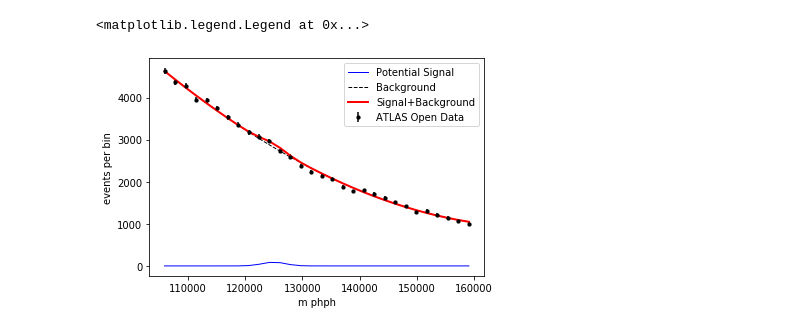
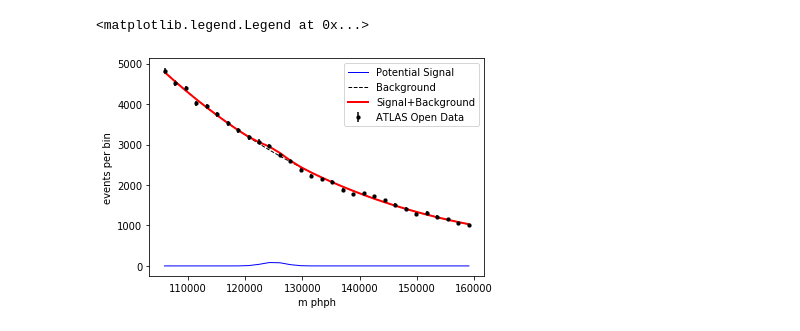
Before and after one commit to keaveney/UCT3rdYearLabATLASOpenData, a Jupyter notebook: Part2RediscoverTheHiggs.ipynb, the cells around one changed output. Drawn from its saved outputs; the diff is of its cells as text; code cells hidden in the pictures.

Commit message:
added light skim file and updated nb for binder/collab testing

```diff
--- a/Part2RediscoverTheHiggs.ipynb
+++ b/Part2RediscoverTheHiggs.ipynb
@@ -12,4 +9,7 @@ Wall time: 1.58 s
 # %%
-#load dataset
-eventsData = uproot.open("/Users/jameskeaveney/UCT3rdYearLabs/UCT3rdYearLabATLASOpenData/data.GamGam.root")["mini"]
+#eventsData = uproot.open("/Users/jameskeaveney/UCT3rdYearLabs/UCT3rdYearLabATLASOpenData/data_Skim_GamGam.root")["mini"]
+eventsData = uproot.open("data_Skim_GamGam.root")["mini"]
+
+eventsData.show()
+df = eventsData.pandas.df(["photon_pt", "photon_eta", "photon_phi", "photon_E",  "diphoton_mass"])
 # %% [output]
@@ -39,7 +20,0 @@ Wall time: 14.3 ms
-# %%
-%%time
-#this cell can take about a minute to run
-
-df = eventsData.pandas.df(["photon_pt", "photon_eta", "photon_phi", "photon_E", "photon_eta", "photon_isTightID","photon_etcone20","photon_ptcone30", "trigP","photon_trigMatched"])
-df = df.unstack()
-df
@@ -65,29 +22,28 @@ Wall time: 50.9 s
 %%time
 #this cell can take about 8-10 seconds to run
 
-cut0 = df[(df.trigP == True ) ]
+cuts0 = df[(df["photon_pt[0]"] > 35000)  & (df["photon_pt[1]"] > 25000 )]
 
-cut0a = cut0[(cut0.photon_trigMatched[0] == True) & (cut0.photon_trigMatched[1] == True ) ]
+cuts1 = cuts0[( np.abs(cuts0["photon_eta[0]"]) < 2.37)  & ( np.abs(cuts0["photon_eta[1]"]) < 2.37 )]
 
-cuts1 = cut0a[(cut0a.photon_isTightID[0] == True) & (cut0a.photon_isTightID[1] == True)]
+cuts1a = cuts1[ (np.abs(cuts1["photon_eta[0]"]) < 1.37) | (np.abs(cuts1["photon_eta[0]"]) > 1.52) ]
 
-cuts2 = cuts1[(cuts1.photon_pt[0] > 40000) & (cuts1.photon_pt[1] > 30000) & (np.abs(cuts1.photon_eta[0]) < 2.37) & (np.abs(cuts1.photon_eta[1]) < 2.37) ]
+cuts1b = cuts1a[ (np.abs(cuts1a["photon_eta[1]"]) < 1.37) | (np.abs(cuts1a["photon_eta[1]"]) > 1.52) ]
 
-cuts2a = cuts2[ ((np.abs(cuts2.photon_eta[0]) < 1.37) |  (np.abs(cuts2.photon_eta[0]) > 1.52) ) & ((np.abs(cuts2.photon_eta[1]) < 1.37) |  (np.abs(cuts2.photon_eta[1]) > 1.52) ) ]
+cuts2a = cuts1b[(cuts1b["photon_pt[0]"] / cuts1b["diphoton_mass"])  > 0.35]
 
-cuts3 = cuts2a[((cuts2a.photon_etcone20[0]/cuts2a.photon_pt[0] ) < 0.065) & ( (cuts2a.photon_etcone20[1]/cuts2a.photon_pt[1] ) < 0.065) ]
+cuts2b = cuts2a[(cuts2a["photon_pt[1]"] / cuts2a["diphoton_mass"])  > 0.25]
 
-cuts4 = cuts3[( (cuts3.photon_ptcone30[0]/cuts3.photon_pt[0] ) < 0.065) & (  (cuts3.photon_ptcone30[1]/cuts3.photon_pt[1] ) < 0.065) ]
+cuts3 = cuts2b[(cuts2b["diphoton_mass"]  > 105000) & (cuts2b["diphoton_mass"]  < 160000) ]
 
-cuts5 = cuts4[cuts4.photon_pt[0] / np.sqrt(2.0*cuts4.photon_pt[0]*cuts4.photon_pt[1] * ( np.cosh(cuts4.photon_eta[0]-cuts4.photon_eta[1]) - np.cos(cuts4.photon_phi[0]-cuts4.photon_phi[1]))) > 0.35]
 
-cuts6 = cuts5[cuts5.photon_pt[1] / np.sqrt(2.0*cuts5.photon_pt[0]*cuts5.photon_pt[1] * ( np.cosh(cuts5.photon_eta[0]-cuts5.photon_eta[1]) - np.cos(cuts5.photon_phi[0]-cuts5.photon_phi[1]))) > 0.25]
+#cuts7 = cuts6[np.sqrt(2.0*cuts6.photon_pt[0]*cuts6.photon_pt[1] * ( np.cosh(cuts6.photon_eta[0]-cuts6.photon_eta[1]) - np.cos(cuts6.photon_phi[0]-cuts6.photon_phi[1]))) > 105000]
 
-cuts7 = cuts6[np.sqrt(2.0*cuts6.photon_pt[0]*cuts6.photon_pt[1] * ( np.cosh(cuts6.photon_eta[0]-cuts6.photon_eta[1]) - np.cos(cuts6.photon_phi[0]-cuts6.photon_phi[1]))) > 105000]
+#cuts8 = cuts7[np.sqrt(2.0*cuts7.photon_pt[0]*cuts7.photon_pt[1] * ( np.cosh(cuts7.photon_eta[0]-cuts7.photon_eta[1]) - np.cos(cuts7.photon_phi[0]-cuts7.photon_phi[1]))) < 160000]
 
-cuts8 = cuts7[np.sqrt(2.0*cuts7.photon_pt[0]*cuts7.photon_pt[1] * ( np.cosh(cuts7.photon_eta[0]-cuts7.photon_eta[1]) - np.cos(cuts7.photon_phi[0]-cuts7.photon_phi[1]))) < 160000]
-
-finalData =  cuts8
+finalData =  cuts3
 
 print(len(finalData.index))
+
+finalData
 # %% [output]
@@ -97,7 +67,7 @@ Wall time: 18 s
 # %%
 %%time
-flatData0 = LVepm.TLorentzVectorArray.from_ptetaphi(finalData.photon_pt[0], finalData.photon_eta[0], finalData.photon_phi[0],finalData.photon_E[0])
-flatData1 = LVepm.TLorentzVectorArray.from_ptetaphi(finalData.photon_pt[1], finalData.photon_eta[1], finalData.photon_phi[1],finalData.photon_E[1])
+flatData0 = LVepm.TLorentzVectorArray.from_ptetaphi(finalData["photon_pt[0]"], finalData["photon_eta[0]"], finalData["photon_phi[0]"],finalData["photon_E[0]"])
+flatData1 = LVepm.TLorentzVectorArray.from_ptetaphi(finalData["photon_pt[1]"], finalData["photon_eta[1]"], finalData["photon_phi[1]"],finalData["photon_E[1]"])
 
 flatData = flatData0 + flatData1
 # %% [output]
@@ -121,8 +91,6 @@ bin_width = edges[1] - edges[0]
 # sum over number in each bin and mult by bin width, which can be factored out
 integral = bin_width * sum(countsData[0:nBins])
 
-centresFit = (edgesFit[1:] + edgesFit[:-1]) / 2
-
 b = np.poly1d(np.polyfit(centres, countsData, 3))
 
 #guess a signal integral for illustration
@@ -142,5 +110,5 @@ Wall time: 34.4 ms
 <matplotlib.legend.Legend at 0x...>
-[figure, old version]
+[figure, new version]
 # %%
 %%time
 #ratio plot
```
Also changed, not shown: parts of 8 cells of this notebook, 1 other file.
